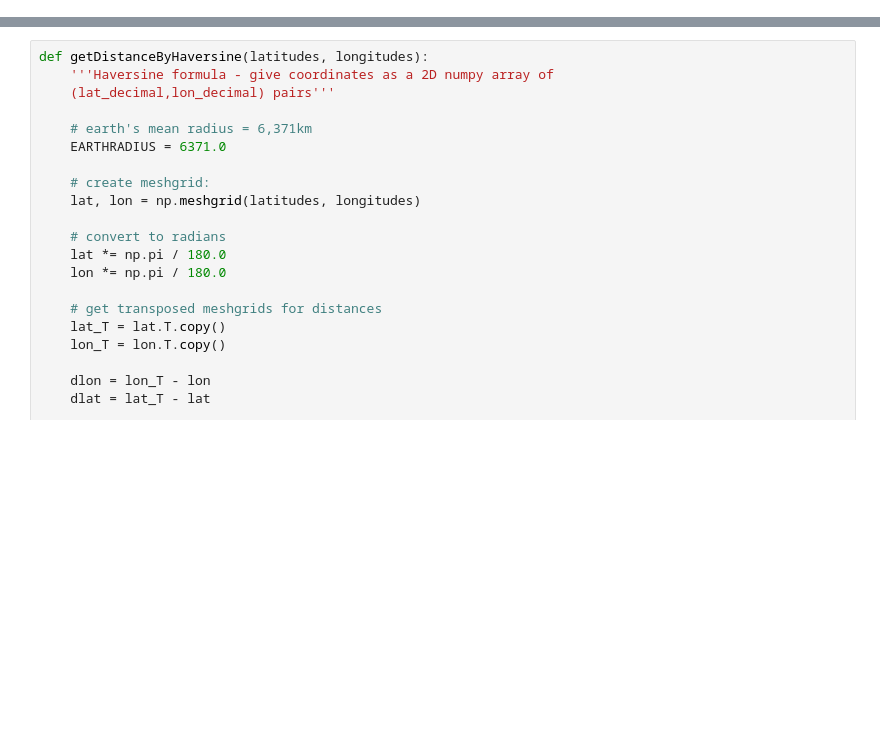
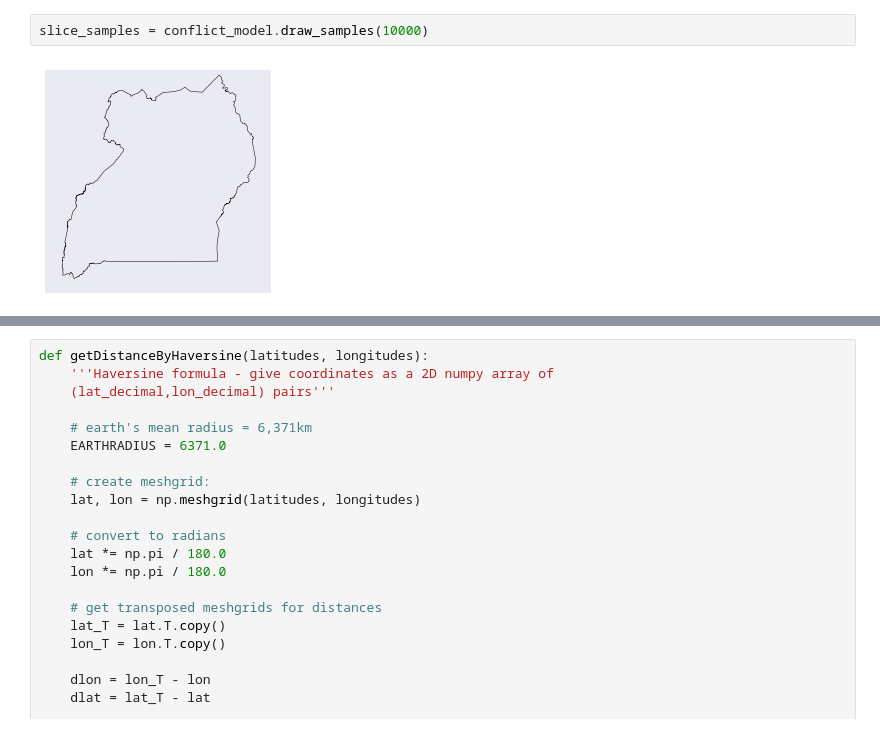
Before and after one commit to pjbull/civil_conflict, a Jupyter notebook: UgandaExplore.ipynb, the cells around one changed output, grey strips where cells are left out. Saved outputs shown, nothing was run; the diff lists cells and outputs as text; blank space fills up the shorter version.

```diff
--- a/UgandaExplore.ipynb
+++ b/UgandaExplore.ipynb
@@ -214,0 +56,4 @@ Wall time: 5.01 µs
+# %%
+slice_samples = conflict_model.draw_samples(10000)
+# %% [output]
+[figure, added]
```
Also changed, not shown: parts of 16 cells of this notebook, 6 other files.
